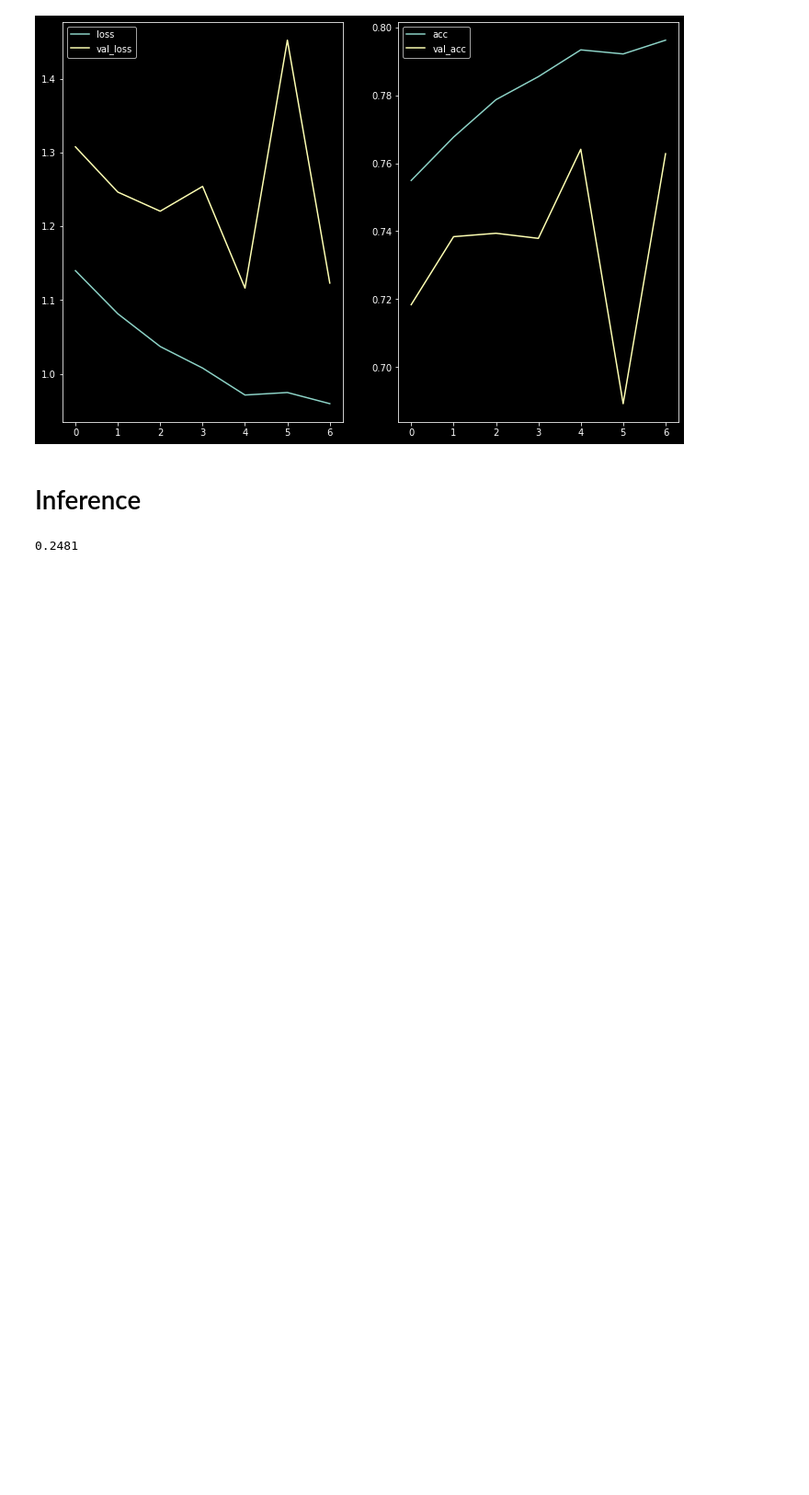
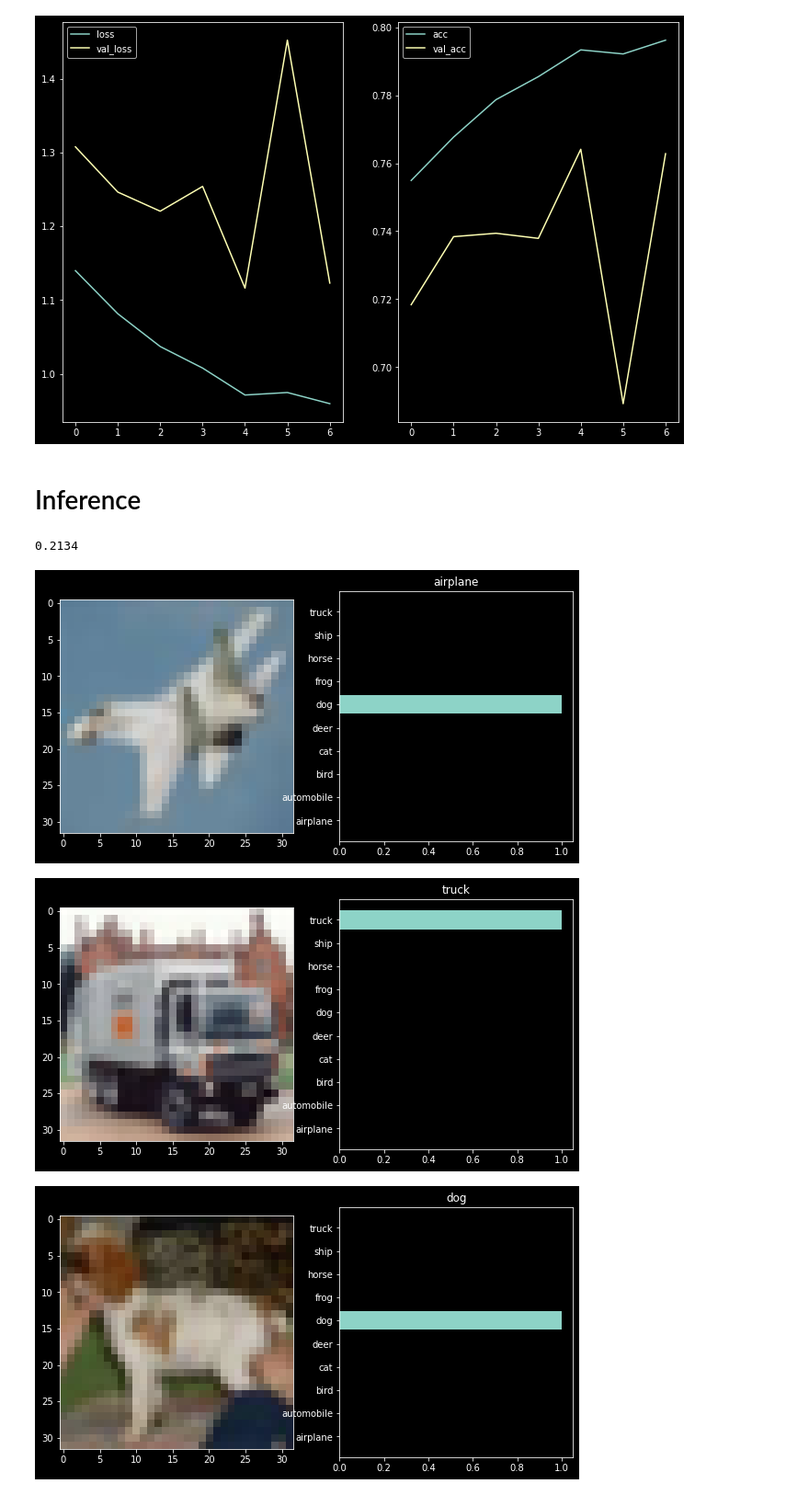
Before and after one commit to KimRass/warehouse, a Jupyter notebook: Data Science/Machine Learning/Computer Vision/CIFAR-10 & GoogLeNet (Image Classification).ipynb, the cells around one changed output. Shown at 92% size. Cells and saved outputs as stored; diff of their text form; code cells hidden in the pictures; blank space fills up the shorter version.

```diff
--- a/Data Science/Machine Learning/Computer Vision/CIFAR-10 & GoogLeNet (Image Classification).ipynb
+++ b/Data Science/Machine Learning/Computer Vision/CIFAR-10 & GoogLeNet (Image Classification).ipynb
@@ -136,7 +136,7 @@ def generator(flow):
 flow_tr = gen_flow(X_tr_val, y_tr_val, subset="training")
 flow_val = gen_flow(X_tr_val, y_tr_val, subset="validation")
 
-es = EarlyStopping(monitor="val_loss", mode="auto", verbose=1, patience=2)
+es = EarlyStopping(monitor="val_loss", mode="auto", verbose=1, patience=3)
 model_path = "googlenet_cifar10.h5"
 mc = ModelCheckpoint(filepath=model_path, monitor="outputs3_acc", mode="auto", verbose=1, save_best_only=True)
 hist = model.fit(x=generator(flow_tr), validation_data=generator(flow_val), epochs=32, steps_per_epoch=len(flow_tr), validation_steps=len(flow_val), callbacks=[es, mc])
@@ -174,13 +173,16 @@ axes[1].legend();
 # %%
 preds = model.predict(X_te)
 preds = preds[2]
 temp = tf.math.argmax(preds, axis=-1) == tf.math.argmax(y_te, axis=-1)
 print(np.mean(temp))
 
-for i in range(0, 10):
+for i in range(10, 20):
     fig, axes = plt.subplots(1, 2, figsize=(10, 5))
     axes[0].imshow(X=X_te[i]);
     axes[1].barh(y=classes, width=preds[i]);
     plt.title(classes[tf.math.argmax(y_te[i])])
 # %% [output]
-0.2481
+0.2134
+[figure, added]
+[figure, added]
+[figure, added]
```
Also changed, not shown: parts of 2 cells of this notebook.
